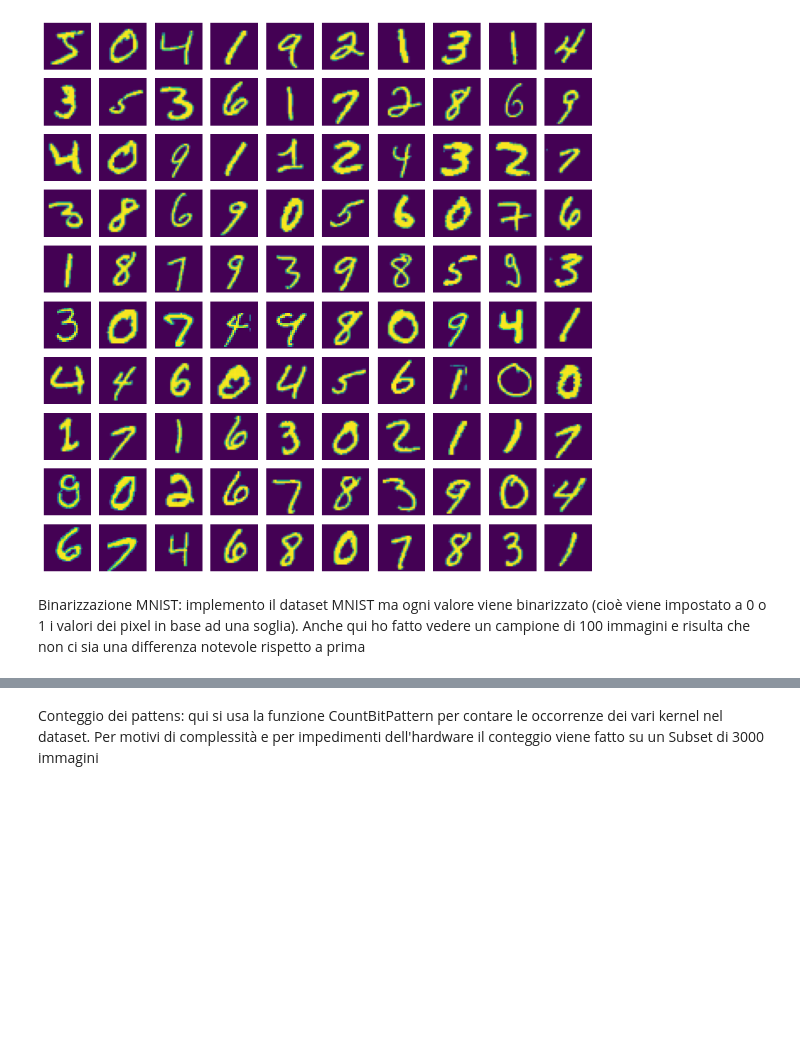
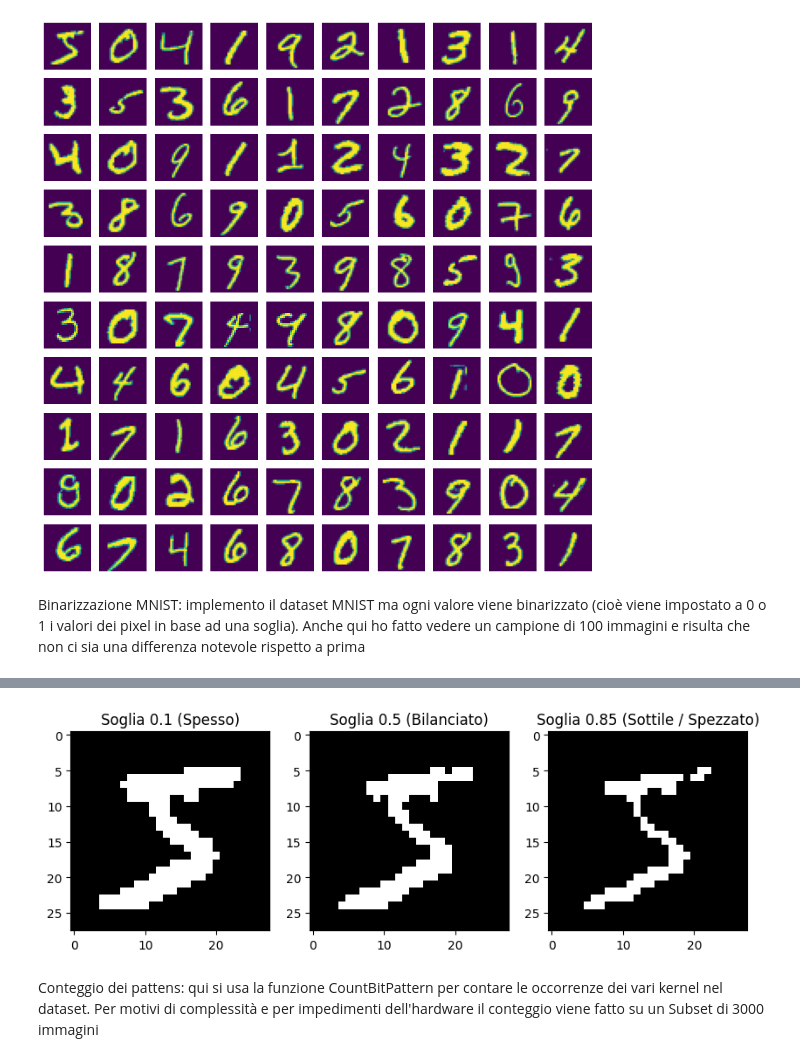
Before and after one commit to AlfonsoUnifi/ProgettoTesiPatternRecognition, a Jupyter notebook: FeatureDetection2.ipynb, the cells around one changed output, grey strips where cells are left out. Saved outputs shown, nothing was run; the diff lists cells and outputs as text; code cells hidden in the pictures; blank space fills up the shorter version.

```diff
--- a/FeatureDetection2.ipynb
+++ b/FeatureDetection2.ipynb
@@ -89,3 +91,19 @@ plt.show()
+# %%
+img,label=train_data[0]
+img=img.squeeze()
+soglia_bassa = (img > 0.1).float()
+soglia_media = (img > 0.5).float()
+soglia_alta  = (img > 0.85).float()
+fig, axes = plt.subplots(1, 3, figsize=(10, 3))
+axes[0].imshow(soglia_bassa.squeeze(), cmap='gray')
+axes[0].set_title("Soglia 0.1 (Spesso)")
+axes[1].imshow(soglia_media.squeeze(), cmap='gray')
+axes[1].set_title("Soglia 0.5 (Bilanciato)")
+axes[2].imshow(soglia_alta.squeeze(), cmap='gray')
+axes[2].set_title("Soglia 0.85 (Sottile / Spezzato)")
+plt.show()
+# %% [output]
+[figure, added]
 # %% [markdown]
 Conteggio dei pattens: qui si usa la funzione CountBitPattern per contare le occorrenze dei vari kernel nel dataset. Per motivi di complessità e per impedimenti dell'hardware il conteggio viene fatto su un Subset di 3000 immagini
 # %%
```
Also changed, not shown: parts of 12 cells of this notebook.
